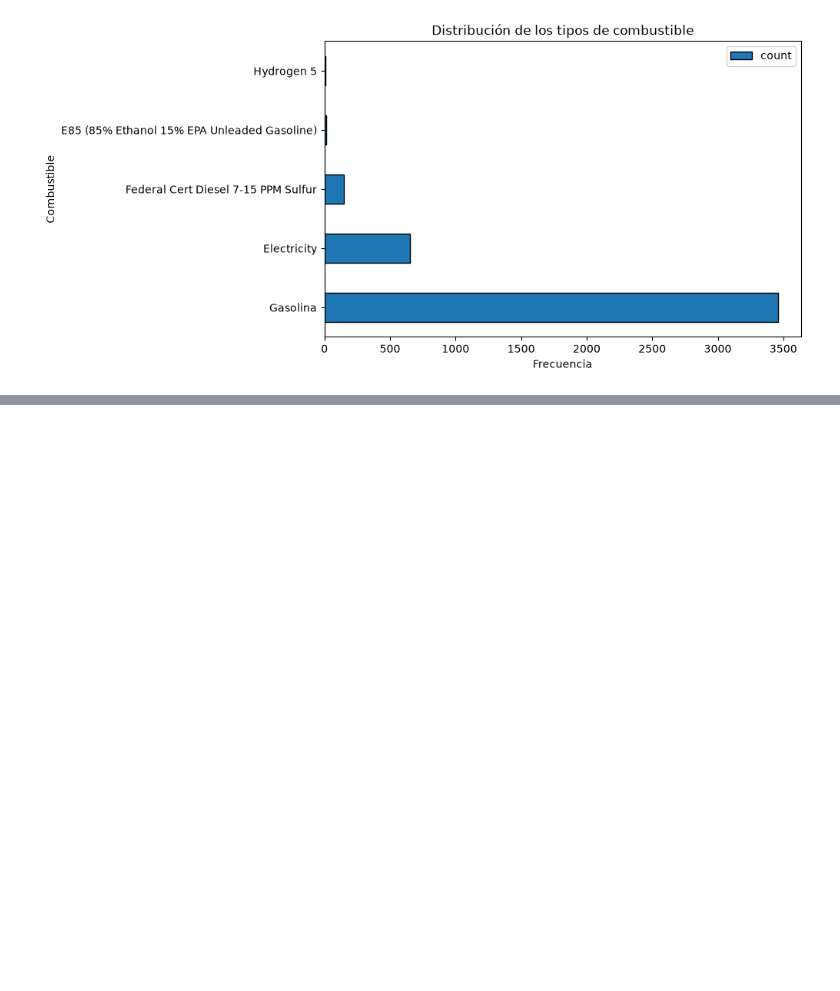
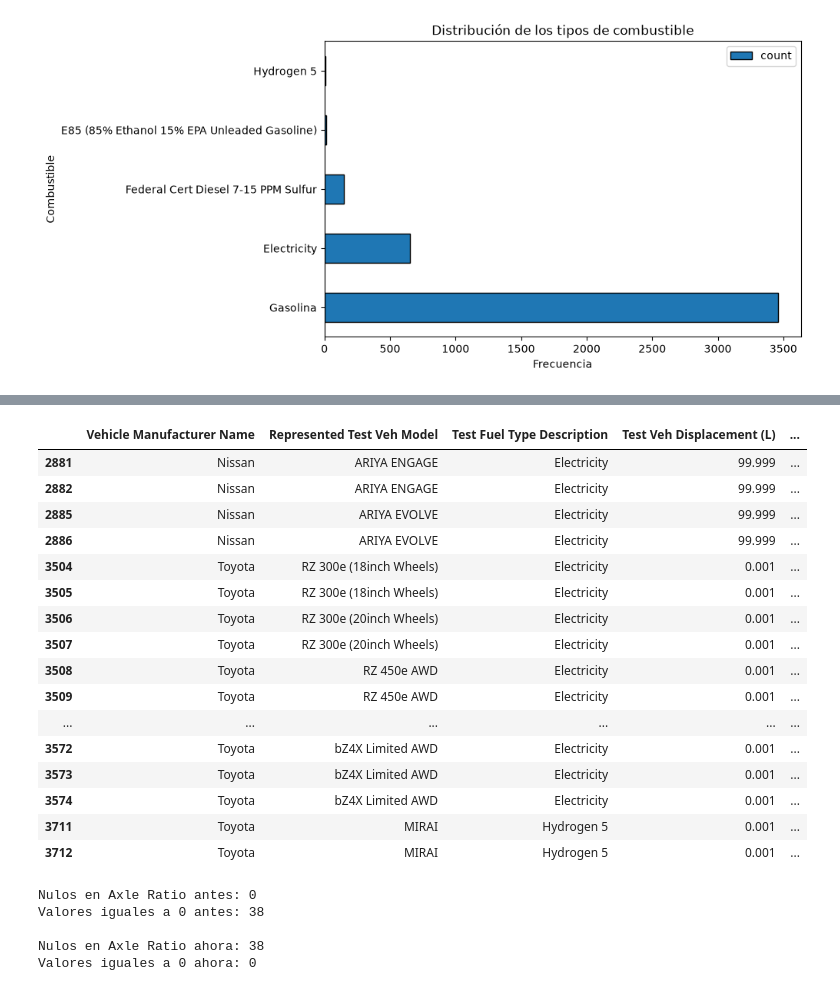
Before and after one commit to abiordorica13/TPEFUNDAMENTOS, a Jupyter notebook: Untitled-1.ipynb, the cells around one changed output, grey strips where cells are left out. Saved outputs shown, nothing was run; the diff lists cells and outputs as text; code cells hidden in the pictures; blank space fills up the shorter version.

```diff
--- a/Untitled-1.ipynb
+++ b/Untitled-1.ipynb
@@ -738,0 +831,49 @@ plt.show()
+# %%
+# Queremos si ademas de la relación de ejes igual a 0, tienen alguna otra característica en común, como el tipo de combustible, la potencia, la cilindrada o la cantidad de marchas
+
+columnas = [
+    "Vehicle Manufacturer Name",
+    "Represented Test Veh Model",
+    "Test Fuel Type Description",
+    "Test Veh Displacement (L)",
+    "Rated Horsepower",
+    "# of Gears",
+    col_axleRatio,
+]
+
+display(df.loc[df[col_axleRatio] == 0, columnas])
+# %% [output]
+|  | Vehicle Manufacturer Name | Represented Test Veh Model | Test Fuel Type Description | Test Veh Displacement (L) | ... |
+| 2881 | Nissan | ARIYA ENGAGE | Electricity | 99.999 | ... |
+| 2882 | Nissan | ARIYA ENGAGE | Electricity | 99.999 | ... |
+| 2885 | Nissan | ARIYA EVOLVE | Electricity | 99.999 | ... |
+| 2886 | Nissan | ARIYA EVOLVE | Electricity | 99.999 | ... |
+| 3504 | Toyota | RZ 300e (18inch Wheels) | Electricity | 0.001 | ... |
+| 3505 | Toyota | RZ 300e (18inch Wheels) | Electricity | 0.001 | ... |
+| 3506 | Toyota | RZ 300e (20inch Wheels) | Electricity | 0.001 | ... |
+| 3507 | Toyota | RZ 300e (20inch Wheels) | Electricity | 0.001 | ... |
+| 3508 | Toyota | RZ 450e AWD | Electricity | 0.001 | ... |
+| 3509 | Toyota | RZ 450e AWD | Electricity | 0.001 | ... |
+| ... | ... | ... | ... | ... | ... |
+| 3572 | Toyota | bZ4X Limited AWD | Electricity | 0.001 | ... |
+| 3573 | Toyota | bZ4X Limited AWD | Electricity | 0.001 | ... |
+| 3574 | Toyota | bZ4X Limited AWD | Electricity | 0.001 | ... |
+| 3711 | Toyota | MIRAI | Hydrogen 5 | 0.001 | ... |
+| 3712 | Toyota | MIRAI | Hydrogen 5 | 0.001 | ... |
+# %%
+# Reemplazamos por NaN los valores sospechosos
+df_limpio[col_axleRatio] = df_limpio[col_axleRatio].replace(0, np.nan)
+
+
+#Comprobamos que los valores fueron reemplazados por NaN
+print("Nulos en Axle Ratio antes:", df[col_axleRatio].isna().sum())
+print("Valores iguales a 0 antes:", (df[col_axleRatio] == 0).sum())
+print ("")
+print("Nulos en Axle Ratio ahora:", df_limpio[col_axleRatio].isna().sum())
+print("Valores iguales a 0 ahora:", (df_limpio[col_axleRatio] == 0).sum())
+# %% [output]
+Nulos en Axle Ratio antes: 0
+Valores iguales a 0 antes: 38
+
+Nulos en Axle Ratio ahora: 38
+Valores iguales a 0 ahora: 0
```
Also changed, not shown: parts of 55 cells of this notebook.
